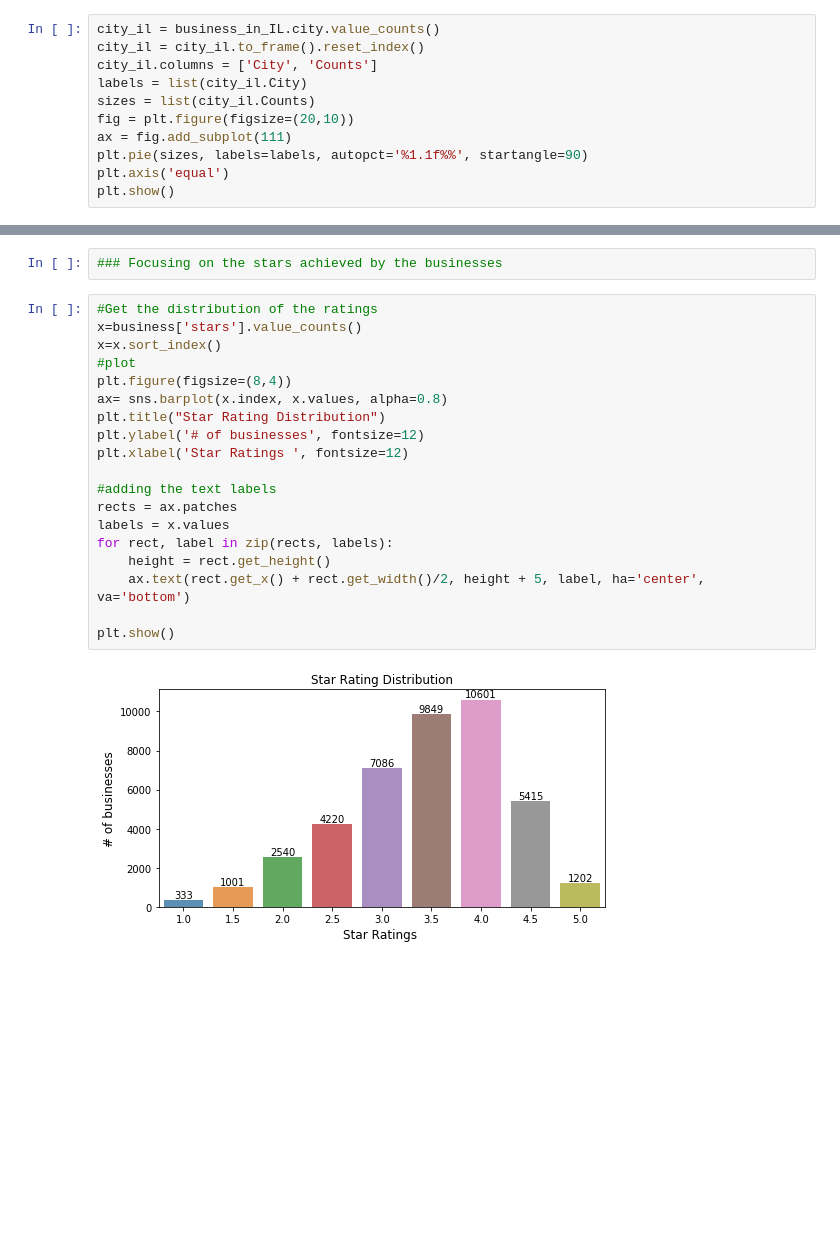
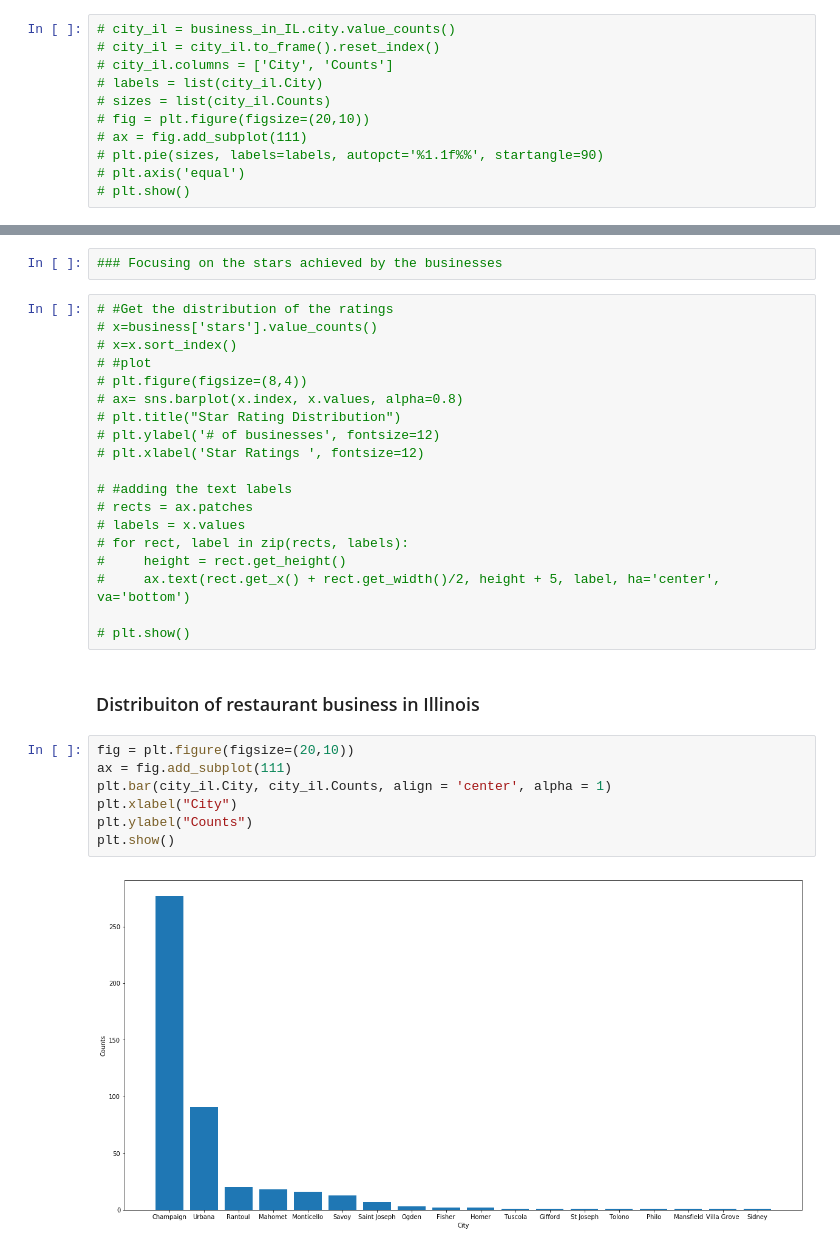
Before and after one commit to rnair7163/Restaurant-Recommendation-System-using-Yelp-Dataset, a Jupyter notebook: EDA/EDA-Business.ipynb, the cells around one changed output, grey strips where cells are left out. Saved outputs shown, nothing was run; the diff lists cells and outputs as text; blank space fills up the shorter version.

```diff
--- a/EDA/EDA-Business.ipynb
+++ b/EDA/EDA-Business.ipynb
@@ -169,13 +171,13 @@ fig.show()
 # %% [output]
 [interactive output not drawn]
 # %%
-city_il = business_in_IL.city.value_counts()
-city_il = city_il.to_frame().reset_index()
-city_il.columns = ['City', 'Counts']
-labels = list(city_il.City)
-sizes = list(city_il.Counts)
-fig = plt.figure(figsize=(20,10))
-ax = fig.add_subplot(111)
-plt.pie(sizes, labels=labels, autopct='%1.1f%%', startangle=90)
-plt.axis('equal')
-plt.show()
+# city_il = business_in_IL.city.value_counts()
+# city_il = city_il.to_frame().reset_index()
+# city_il.columns = ['City', 'Counts']
+# labels = list(city_il.City)
+# sizes = list(city_il.Counts)
+# fig = plt.figure(figsize=(20,10))
+# ax = fig.add_subplot(111)
+# plt.pie(sizes, labels=labels, autopct='%1.1f%%', startangle=90)
+# plt.axis('equal')
+# plt.show()
@@ -184,23 +184,32 @@ plt.show()
 # %%
 ### Focusing on the stars achieved by the businesses
 # %%
-#Get the distribution of the ratings
-x=business['stars'].value_counts()
-x=x.sort_index()
-#plot
-plt.figure(figsize=(8,4))
-ax= sns.barplot(x.index, x.values, alpha=0.8)
-plt.title("Star Rating Distribution")
-plt.ylabel('# of businesses', fontsize=12)
-plt.xlabel('Star Ratings ', fontsize=12)
+# #Get the distribution of the ratings
+# x=business['stars'].value_counts()
+# x=x.sort_index()
+# #plot
+# plt.figure(figsize=(8,4))
+# ax= sns.barplot(x.index, x.values, alpha=0.8)
+# plt.title("Star Rating Distribution")
+# plt.ylabel('# of businesses', fontsize=12)
+# plt.xlabel('Star Ratings ', fontsize=12)
 
-#adding the text labels
-rects = ax.patches
-labels = x.values
-for rect, label in zip(rects, labels):
-    height = rect.get_height()
-    ax.text(rect.get_x() + rect.get_width()/2, height + 5, label, ha='center', va='bottom')
+# #adding the text labels
+# rects = ax.patches
+# labels = x.values
+# for rect, label in zip(rects, labels):
+#     height = rect.get_height()
+#     ax.text(rect.get_x() + rect.get_width()/2, height + 5, label, ha='center', va='bottom')
 
-plt.show()
+# plt.show()
-# %% [output]
-[figure, removed]
+# %% [markdown]
+###  Distribuiton of restaurant business in Illinois
+# %%
+fig = plt.figure(figsize=(20,10))
+ax = fig.add_subplot(111)
+plt.bar(city_il.City, city_il.Counts, align = 'center', alpha = 1)
+plt.xlabel("City")
+plt.ylabel("Counts")
+plt.show()
+# %% [output]
+[figure, added]
```
Also changed, not shown: parts of 19 cells of this notebook.
